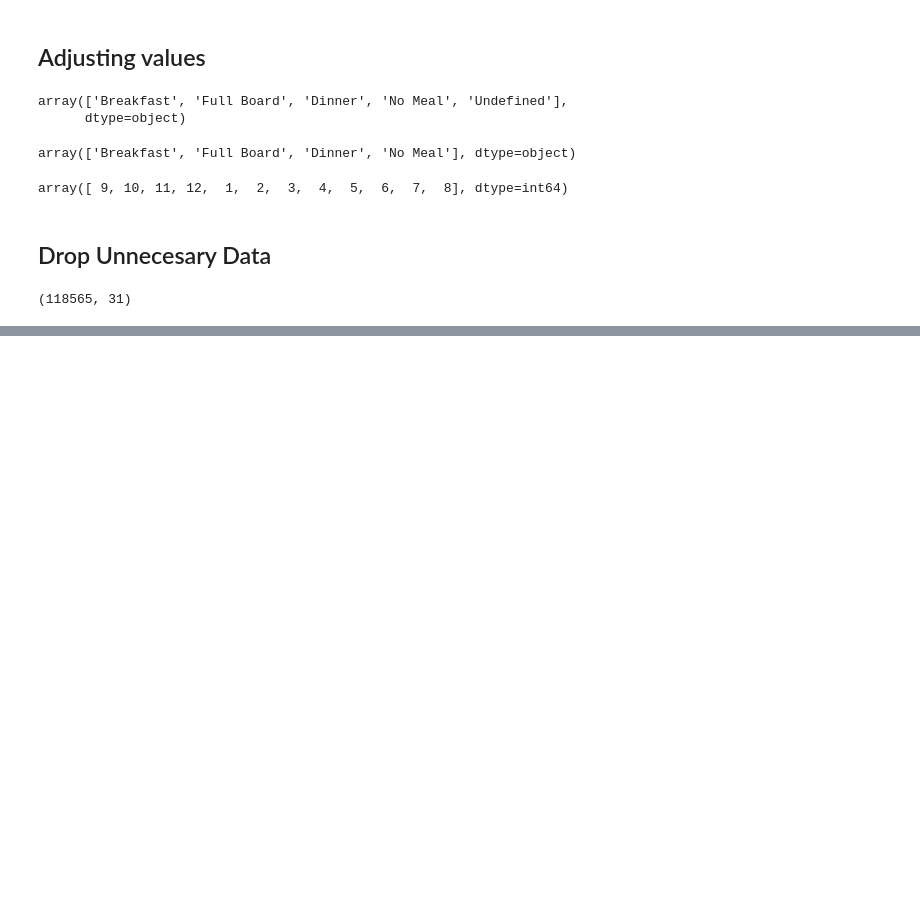
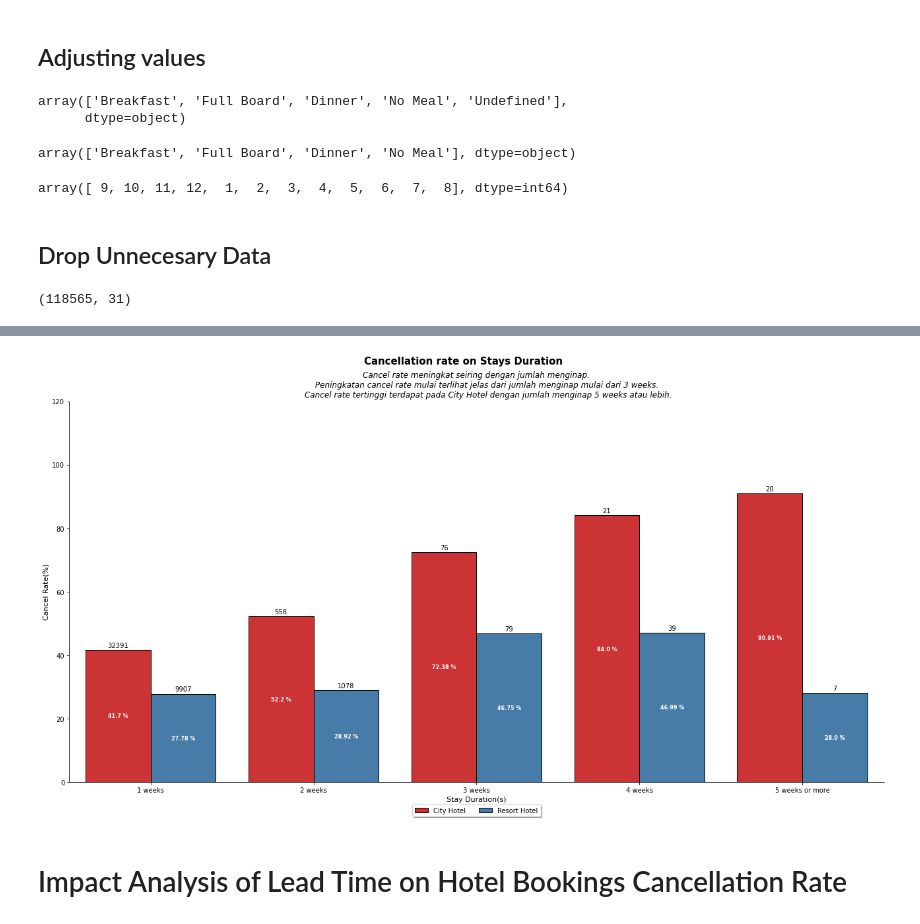
Before and after one commit to jarni66/investigate_hotel_business_data_visualization, a Jupyter notebook: mp_datavis.ipynb, the cells around one changed output, grey strips where cells are left out. Saved outputs shown, nothing was run; the diff lists cells and outputs as text; code cells hidden in the pictures; blank space fills up the shorter version.

```diff
--- a/mp_datavis.ipynb
+++ b/mp_datavis.ipynb
@@ -125,0 +225,4 @@ investigate_hotel_business_data_visualization
+# %%
+dfw = df.groupby(['hotel','stay_weeks','is_canceled'])[['adults']].count().reset_index()
+dfw = dfw.rename(columns={'adults':'counts'})
+dfw.head()
@@ -125,0 +236,8 @@ investigate_hotel_business_data_visualization
+# %%
+dfw_sum = dfw.groupby(['hotel','stay_weeks'])[['counts']].sum().reset_index()
+dfw = dfw.merge(dfw_sum,how='left',on=['hotel','stay_weeks'],suffixes=('','_sum'))
+# %%
+dfw['percent'] = round((dfw['counts']/dfw['counts_sum'])*100,2)
+
+dfw_p = dfw[dfw['is_canceled']==1].sort_values(by='stay_weeks')
+dfw_p.head()
@@ -125,0 +251,33 @@ investigate_hotel_business_data_visualization
+# %%
+#Label for anntotation
+ch_label = [str(i)+' %' for i in dfw_p[dfw_p['hotel']=='City Hotel']['percent']]
+rh_label = [str(i)+' %' for i in dfw_p[dfw_p['hotel']=='Resort Hotel']['percent']]
+ch = [i for i in dfw_p[dfw_p['hotel']=='City Hotel']['counts']]
+rh = [i for i in dfw_p[dfw_p['hotel']=='Resort Hotel']['counts']]
+# %%
+fig, ax = plt.subplots(figsize=(18,10))
+plt.suptitle("Cancellation rate on Stays Duration", fontsize=15, color='black', weight='bold')
+plt.title( fontsize=12, fontstyle='italic',
+         label="""Cancel rate meningkat seiring dengan jumlah menginap.
+         Peningkatan cancel rate mulai terlihat jelas dari jumlah menginap mulai dari 3 weeks.
+         Cancel rate tertinggi terdapat pada City Hotel dengan jumlah menginap 5 weeks atau lebih.""")
+
+sns.barplot(data=dfw_p, x='stay_weeks',y='percent',hue='hotel',edgecolor='black', palette='Set1',ax=ax)
+plt.ylim(0,120)
+plt.bar_label(ax.containers[0],ch_label ,label_type='center', color='white', weight='bold', fontsize=8)
+plt.bar_label(ax.containers[1], rh_label ,label_type='center', color='white', weight='bold', fontsize=8)
+
+plt.bar_label(ax.containers[0], ch,padding=2)
+plt.bar_label(ax.containers[1], rh,padding=2)
+plt.xlabel('Stay Duration(s)', fontsize=11)
+plt.ylabel('Cancel Rate(%)', fontsize=11)
+plt.legend(loc='upper center', bbox_to_anchor=(0.5, -0.05),
+          fancybox=True, shadow=True, ncol=5)
+sns.despine()
+plt.tight_layout()
+plt.savefig('cancel_rate.jpg', dpi=400)
+plt.show()
+# %% [output]
+[figure, added]
+# %% [markdown]
+# Impact Analysis of Lead Time on Hotel Bookings Cancellation Rate
```
Also changed, not shown: parts of 23 cells of this notebook.
